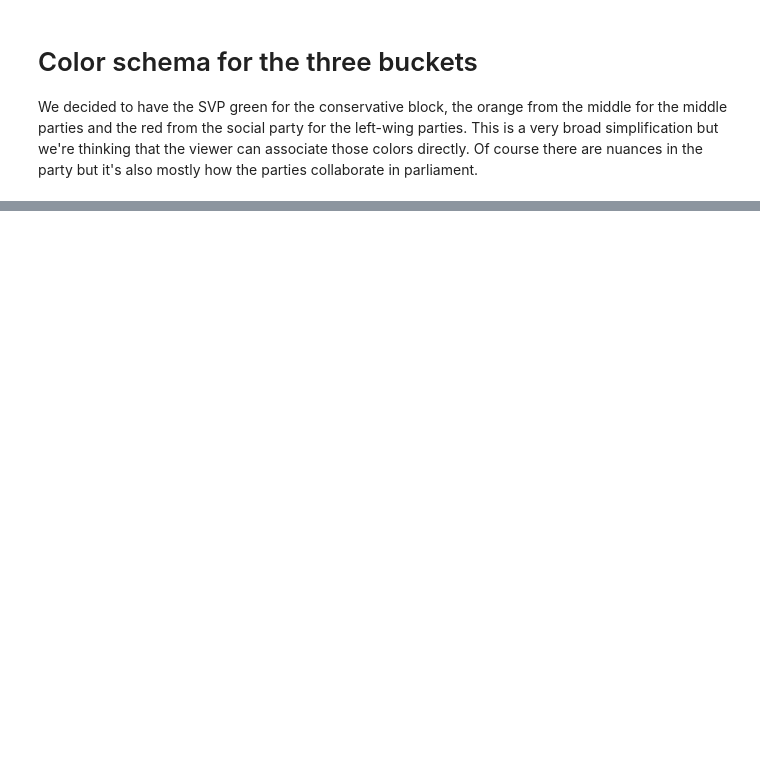
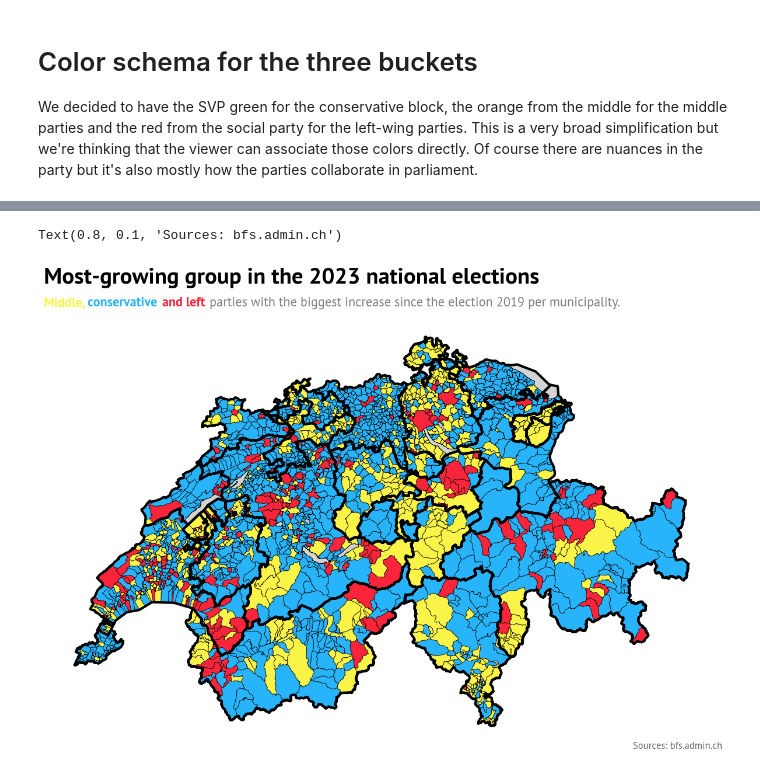
Before and after one commit to SilvanHSLU/swiss-elections, a Jupyter notebook: map.ipynb, the cells around one changed output, grey strips where cells are left out. Saved outputs shown, nothing was run; the diff lists cells and outputs as text; code cells hidden in the pictures; blank space fills up the shorter version.

```diff
--- a/map.ipynb
+++ b/map.ipynb
@@ -158,0 +218,9 @@ swiss_map
+# %%
+map_canton = geopandas.read_file('swisstopo/Kantonsgebiet.shp')
+# %%
+#Prepare color codding for the map
+swiss_map['winning_group_color'] = swiss_map['winning_group'].map(party_information.COLOR_DICT)
+swiss_map['growing_group_color'] = swiss_map['growing_group'].map(party_information.COLOR_DICT)
+#Fix nan values with a grey color
+swiss_map['winning_group_color'] = swiss_map['winning_group_color'].fillna(party_information.GREY_COLOR)
+swiss_map['growing_group_color'] = swiss_map['growing_group_color'].fillna(party_information.GREY_COLOR)
@@ -164,0 +276,21 @@ ax.set_axis_off()
+# %%
+f, ax = plt.subplots(figsize=(15,10))
+ax.set_title('Most-growing group in the 2023 national elections', fontdict=font_management.TITLE_FONT, loc='left', transform=ax.transAxes)
+ax.text(s='Middle, ', x=0.00, y=0.97, color=party_information.MIDDLE_COLOR,
+        fontdict=font_management.DESCRIPTION_FONT, weight='bold', transform=ax.transAxes)
+ax.text(s='conservative ', x=0.065, y=0.97, color=party_information.CONSERVATIVE_COLOR,
+        fontdict=font_management.DESCRIPTION_FONT, weight='bold', transform=ax.transAxes)
+ax.text(s='and left', x=0.175, y=0.97, color=party_information.LEFT_COLOR,
+        fontdict=font_management.DESCRIPTION_FONT, weight='bold', transform=ax.transAxes)
+ax.text(s='parties with the biggest increase since the election 2019 per municipality.', x=0.245, y=0.97, color='grey',
+        fontdict=font_management.DESCRIPTION_FONT, transform=ax.transAxes)
+results = swiss_map.plot(ax=ax, color=swiss_map['growing_group_color'], linewidth=0.5, edgecolor='black')
+map_canton.plot(ax=ax, linewidth=3, edgecolor='black', color=(0, 0, 0, 0)) # Thicker canton borders
+ax.set_axis_off()
+ylim = ax.get_ylim()
+y_buffer = (ylim[1] - ylim[0]) * 0.05  # 10% buffer
+ax.set_ylim(ylim[0], ylim[1] + y_buffer)
+f.text(x=0.8, y=0.1, s="Sources: bfs.admin.ch", fontdict=font_management.ANNOTATION_FONT)
+# %% [output]
+Text(0.8, 0.1, 'Sources: bfs.admin.ch')
+[figure, added]
```
Also changed, not shown: parts of 8 cells of this notebook, 8 other files.
